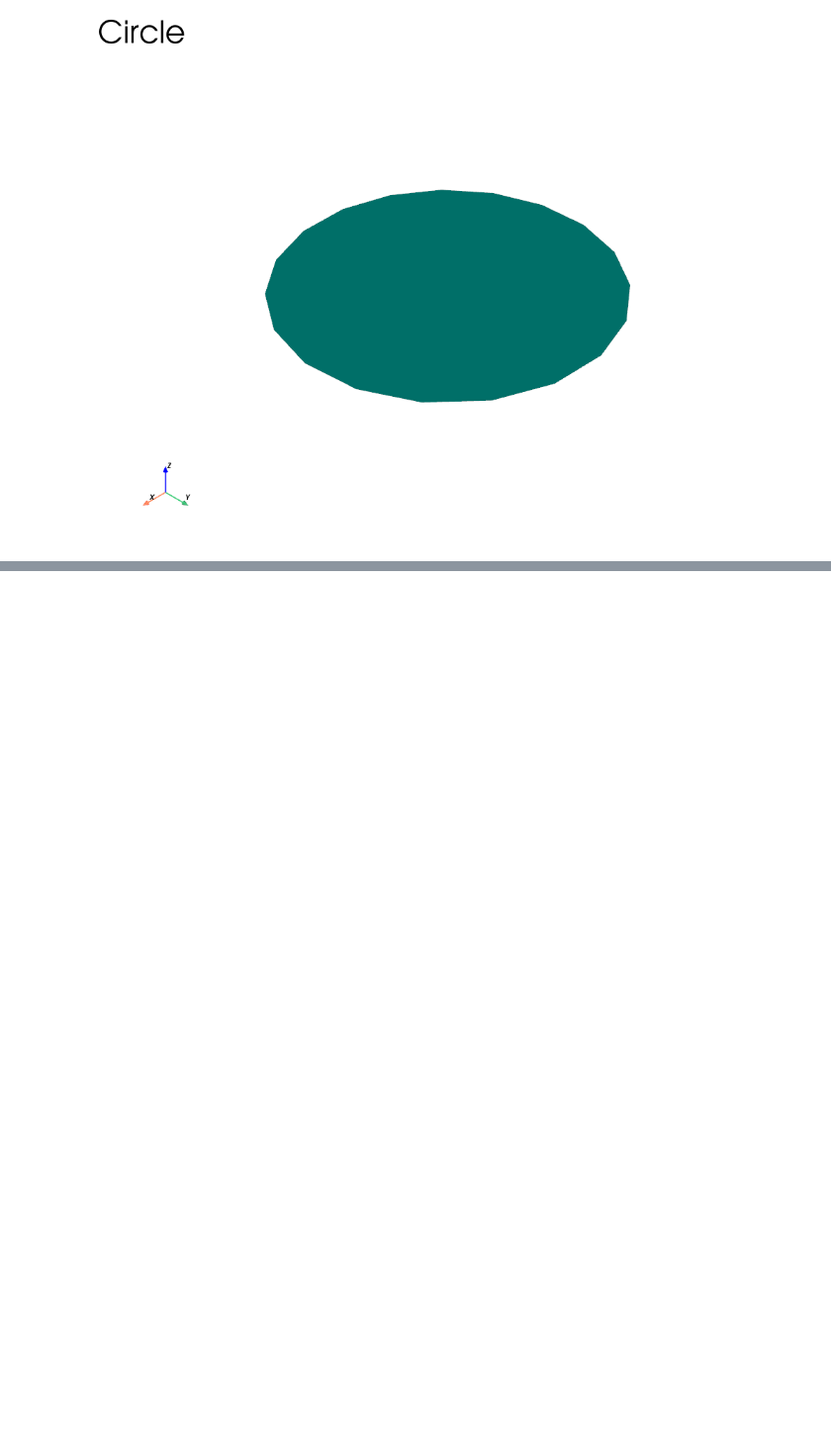
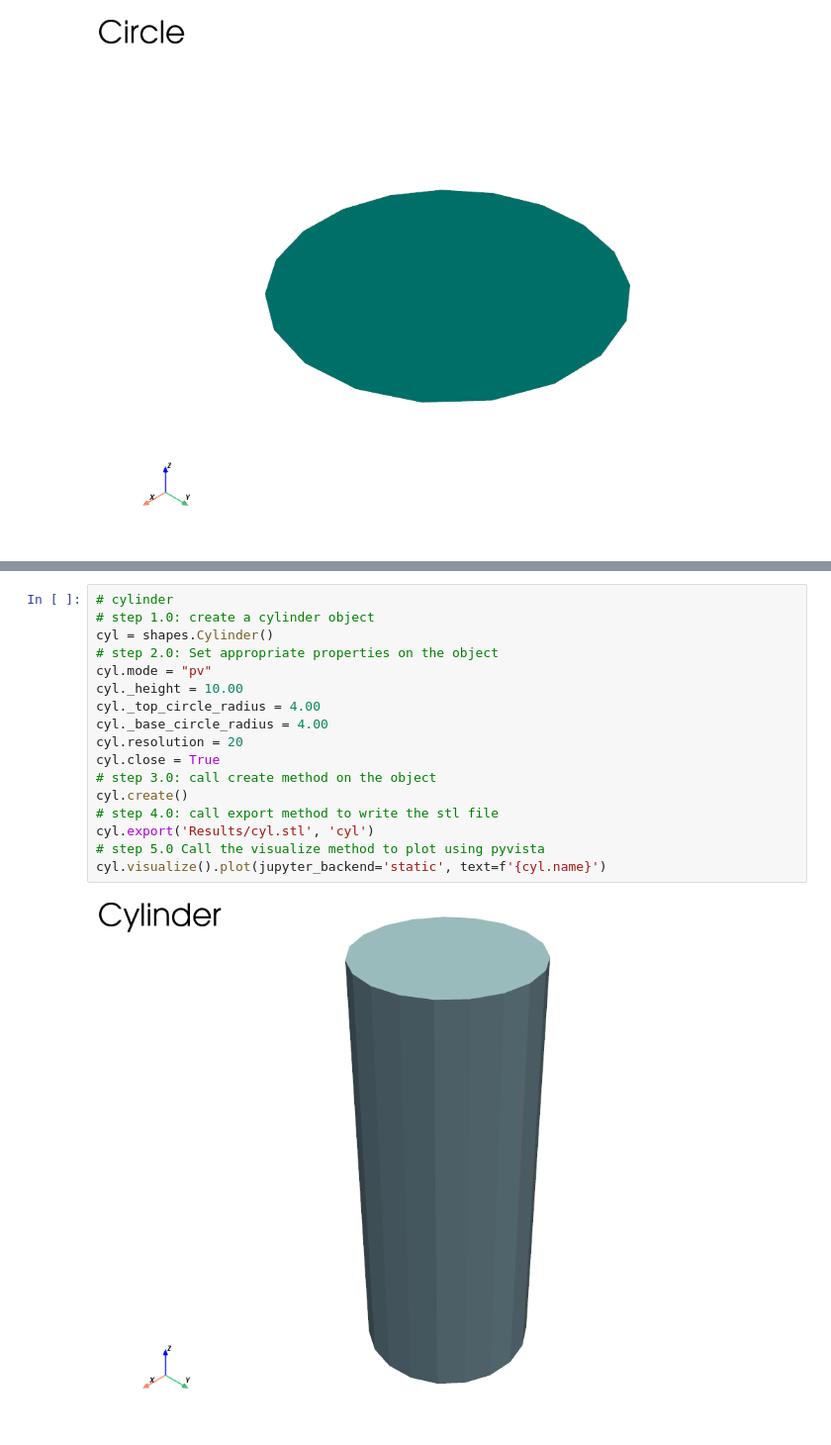
Before and after one commit to sumanan047/pistl, a Jupyter notebook: Examples.ipynb, the cells around one changed output, grey strips where cells are left out. Shown: that part at 99% size. Saved outputs shown, nothing was run; the diff lists cells and outputs as text; blank space fills up the shorter version.

Commit message:
Add more examples and elaborate to show how to make simple shapes using PySTL.

```diff
--- a/Examples.ipynb
+++ b/Examples.ipynb
@@ -70,0 +54,19 @@ NameError: name 'pv' is not defined
+# %%
+# cylinder
+# step 1.0: create a cylinder object
+cyl = shapes.Cylinder()
+# step 2.0: Set appropriate properties on the object
+cyl.mode = "pv"
+cyl._height = 10.00
+cyl._top_circle_radius = 4.00
+cyl._base_circle_radius = 4.00
+cyl.resolution = 20
+cyl.close = True
+# step 3.0: call create method on the object
+cyl.create()
+# step 4.0: call export method to write the stl file
+cyl.export('Results/cyl.stl', 'cyl')
+# step 5.0 Call the visualize method to plot using pyvista
+cyl.visualize().plot(jupyter_backend='static', text=f'{cyl.name}')
+# %% [output]
+[figure, added]
```
Also changed, not shown: parts of 4 cells of this notebook.
